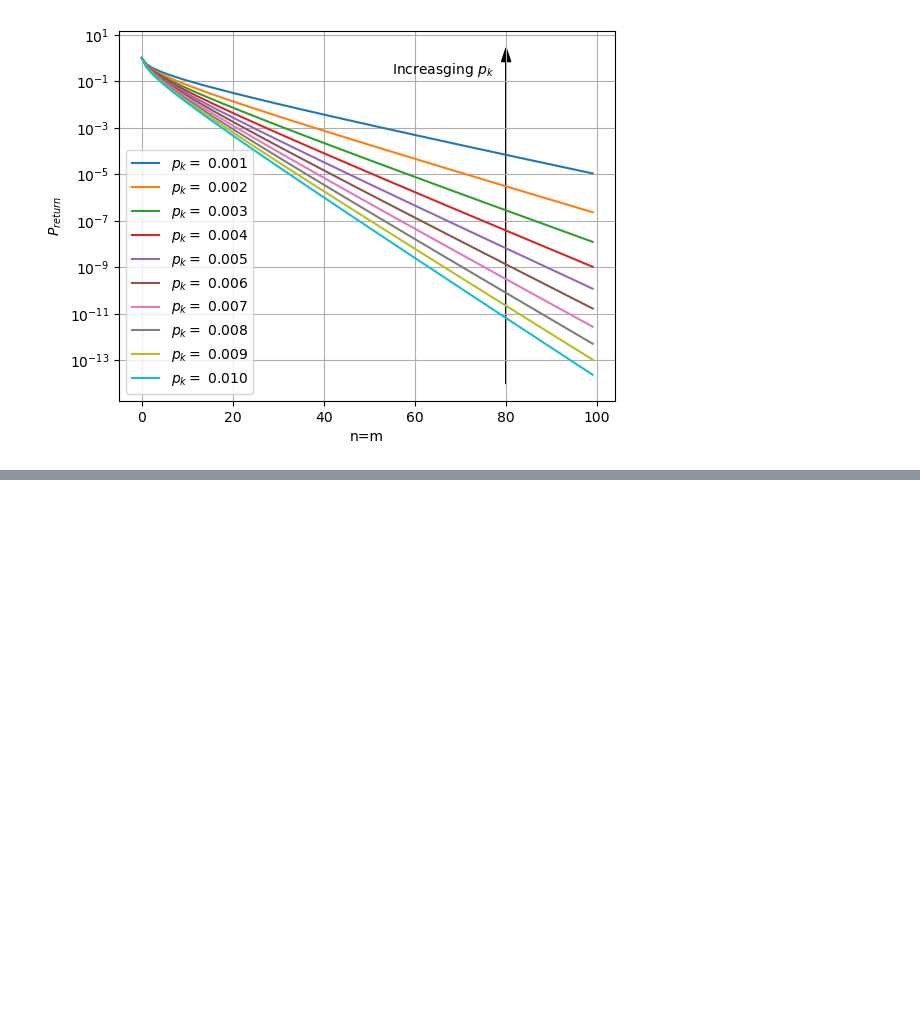
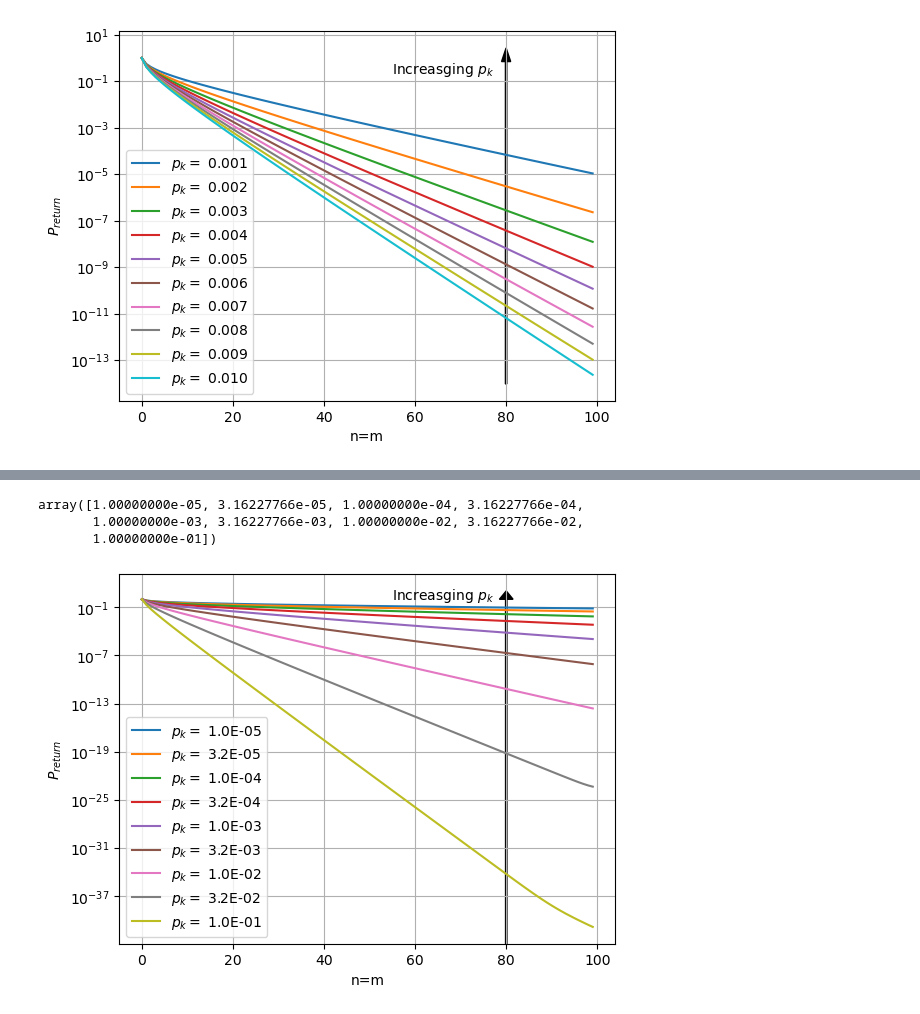
Before and after one commit to WeiHou1996/Fast-Screened-Poisson-LGF, a Jupyter notebook: LGF_RandomWalk.ipynb, the cells around one changed output, grey strips where cells are left out. Cells and saved outputs as stored; diff of their text form; code cells hidden in the pictures; blank space fills up the shorter version.

```diff
--- a/LGF_RandomWalk.ipynb
+++ b/LGF_RandomWalk.ipynb
@@ -143,0 +160,22 @@ plt.savefig('Random_walk_pics/p_return_diag.pdf')
+# %%
+p_killed_vec
+# %% [output]
+array([1.00000000e-05, 3.16227766e-05, 1.00000000e-04, 3.16227766e-04,
+       1.00000000e-03, 3.16227766e-03, 1.00000000e-02, 3.16227766e-02,
+       1.00000000e-01])
+# %%
+plt.clf()
+for i in range(len(p_killed_vec)):
+    v_str = r'$p_k=$ {p:.1E}'.format(p = p_killed_vec[i])
+    plt.semilogy(np.diag(p_return_mat[i, :,:]), label=v_str)
+
+
+plt.legend()
+plt.grid('major')
+plt.arrow(80, 1e-20, 0, 1.0, head_width=3, head_length=10, width=0.3, fc='k', ec='k')
+plt.annotate(r'Increasging $p_k$', xy=(40, 1e-13), xytext=(55, 1),)
+plt.xlabel('n=m')
+plt.ylabel(r'$P_{return}$')
+plt.savefig('Random_walk_pics/p_return_log_diag.pdf')
+# %% [output]
+[figure, added]
```
Also changed, not shown: parts of 8 cells of this notebook, 1 other file.
